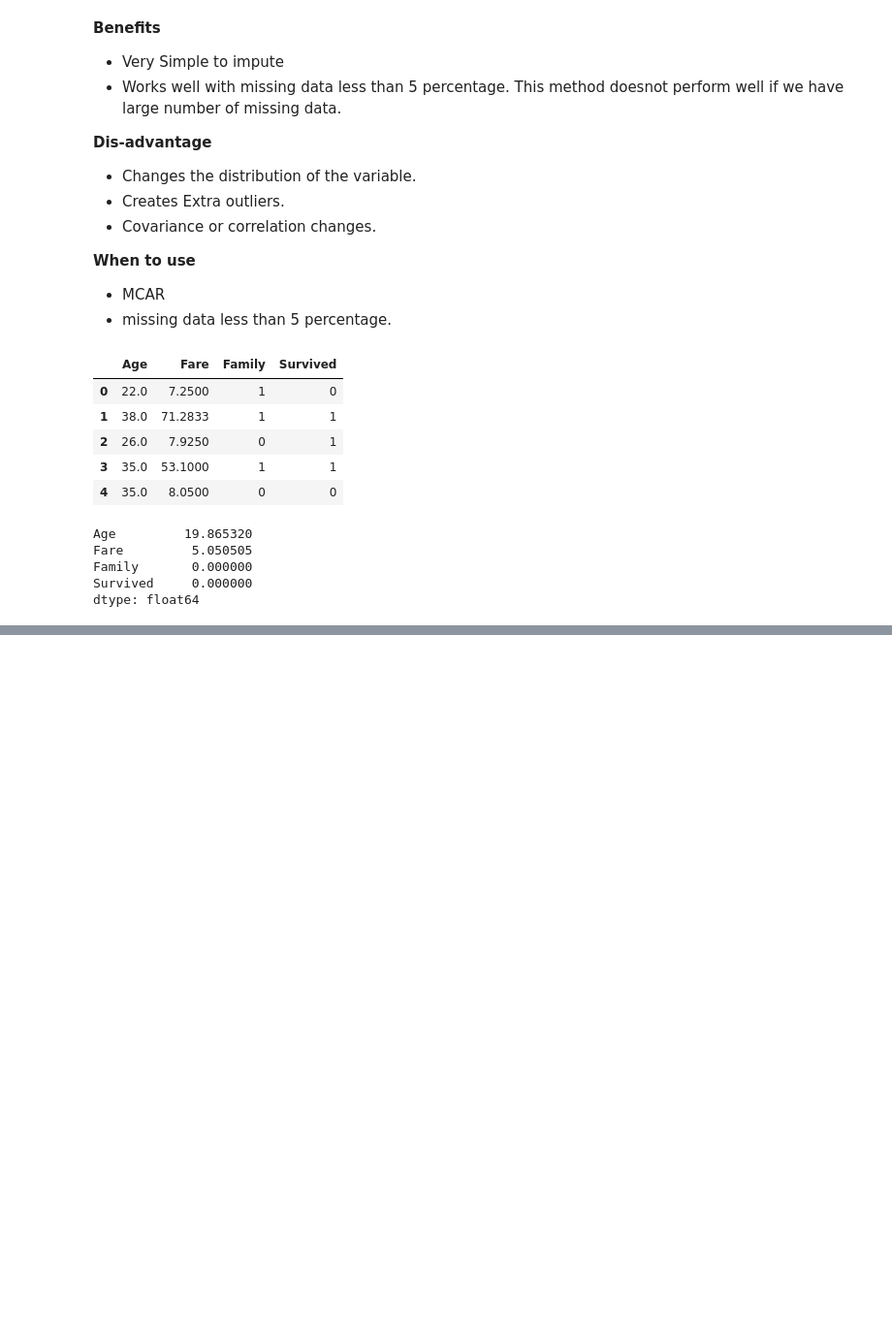
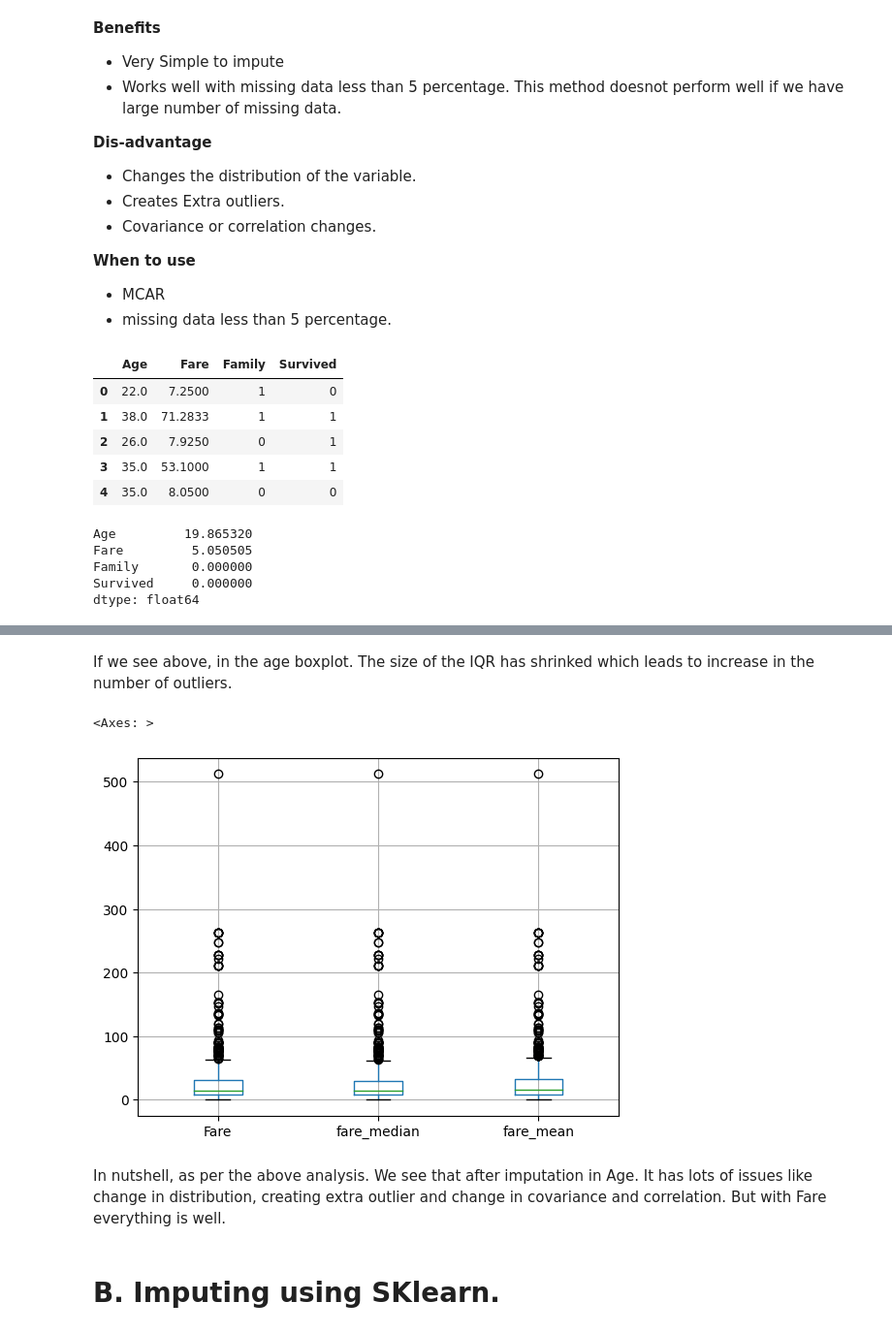
Before and after one commit to MitVinay/Machine-Learning, a Jupyter notebook: Feature-Engineering/Feature-transformation/handling_missing_data/handling_missing_data_numerical.ipynb, the cells around one changed output, grey strips where cells are left out. Shown at 97% size. Drawn from its saved outputs; the diff is of its cells as text; code cells hidden in the pictures; blank space fills up the shorter version.

```diff
--- a/Feature-Engineering/Feature-transformation/handling_missing_data/handling_missing_data_numerical.ipynb
+++ b/Feature-Engineering/Feature-transformation/handling_missing_data/handling_missing_data_numerical.ipynb
@@ -104,0 +178,11 @@ KeyError: 'Fare_median'
+# %% [markdown]
+If we see above, in the age boxplot. The size of the IQR has shrinked which leads to increase in the number of outliers.
+# %%
+X_train[['Fare', 'fare_median', 'fare_mean']].boxplot()
+# %% [output]
+<Axes: >
+[figure, added]
+# %% [markdown]
+In nutshell, as per the above analysis. We see that after imputation in Age. It has lots of issues like change in distribution, creating extra outlier and change in covariance and correlation.  But with Fare everything is well.
+# %% [markdown]
+# B. Imputing using SKlearn.
```
Also changed, not shown: parts of 26 cells of this notebook.
